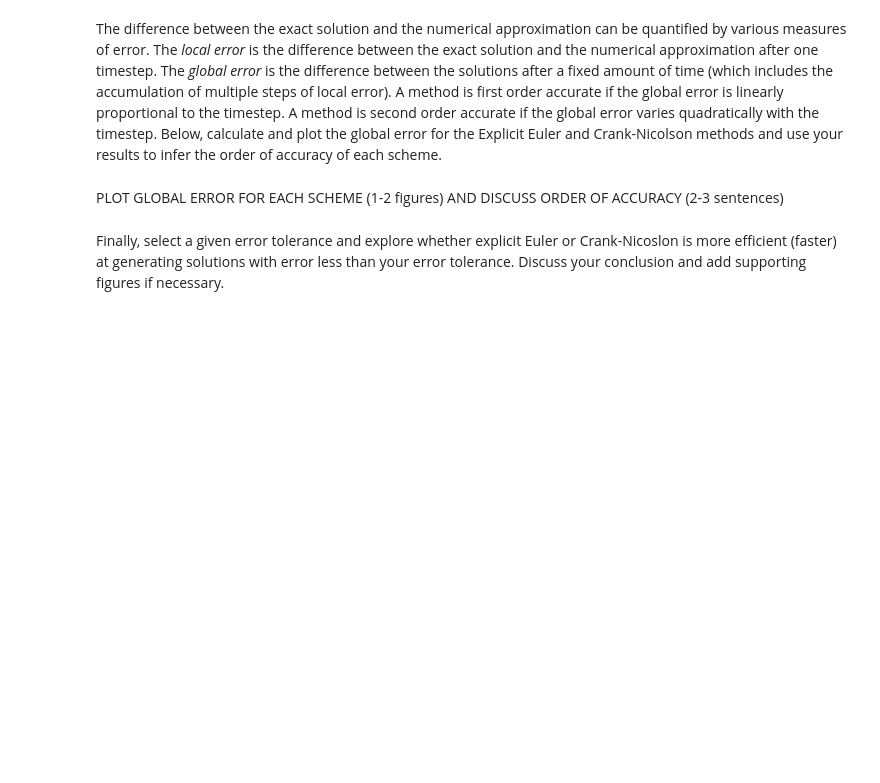
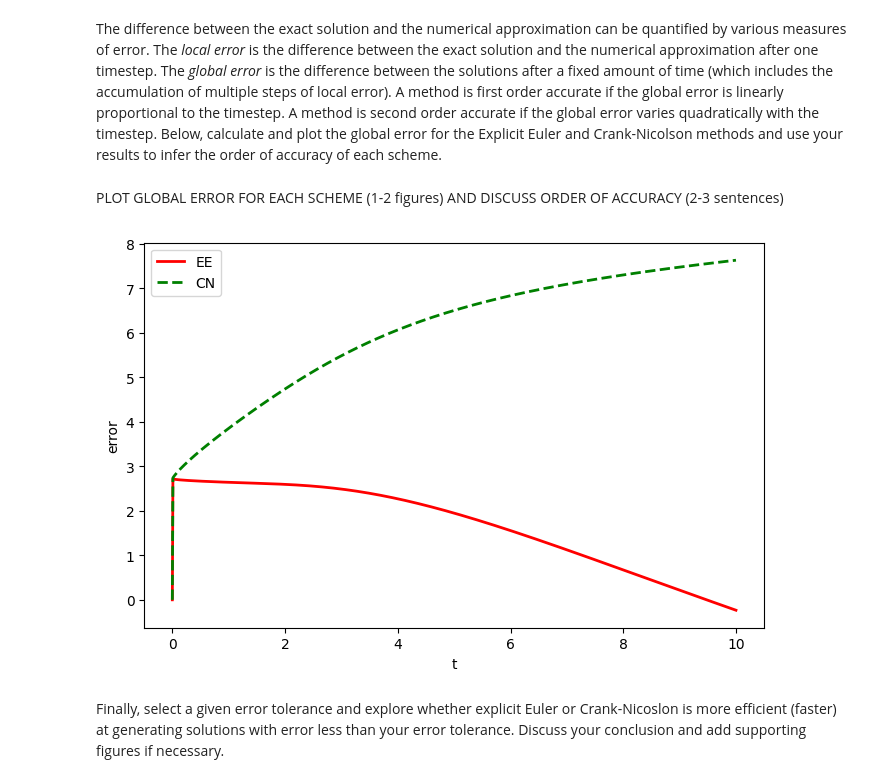
Before and after one commit to johnryantaylor/QCES, a Jupyter notebook: Project1_numerical_methods.ipynb, the cells around one changed output. Saved outputs shown, nothing was run; the diff lists cells and outputs as text; code cells hidden in the pictures; blank space fills up the shorter version.

```diff
--- a/Project1_numerical_methods.ipynb
+++ b/Project1_numerical_methods.ipynb
@@ -284,3 +366,34 @@ PLOT GLOBAL ERROR FOR EACH SCHEME (1-2 figures) AND DISCUSS ORDER OF ACCURACY (2
+# %%
+def get_exact_solution_at_t(t):
+  x_start = -1
+  x_end = 1
+  Nx = 100
+
+  x = np.linspace(x_start, x_end, Nx)
+  return (4*np.pi*kappa*t)**(-0.5)*np.exp(-x**2 / (4*kappa*t))
+# %%
+# Plot the results
+errors_ee = [0]
+errors_cn = [0]
+for i in range(1,Nt):
+  cur_time = i * t_end / Nt
+  exact_at_t = get_exact_solution_at_t(cur_time)
+  ee_at_t = c_EE[:,i]
+  cn_at_t = c_CN[:,i]
+  ee_error = exact_at_t - ee_at_t
+  cn_error = exact_at_t - cn_at_t
+  errors_ee.append(np.sum(ee_error) / 2)
+  errors_cn.append(np.sum(cn_error) / 2)
+# %%
+plt.figure(figsize=(8, 5))
+plt.plot(t, errors_ee, 'r', label='EE', linewidth=2)  # red dashed line
+plt.plot(t, errors_cn, 'g--', label='CN', linewidth=2)  # green dashed line
+plt.xlabel('t')
+plt.ylabel('error')
+plt.legend()  # Show legend
+plt.show()
+# %% [output]
+[figure, added]
 # %% [markdown]
 Finally, select a given error tolerance and explore whether explicit Euler or Crank-Nicoslon is more efficient (faster) at generating solutions with error less than your error tolerance. Discuss your conclusion and add supporting figures if necessary.
 # %% [markdown]
```
Also changed, not shown: parts of 22 cells of this notebook.
